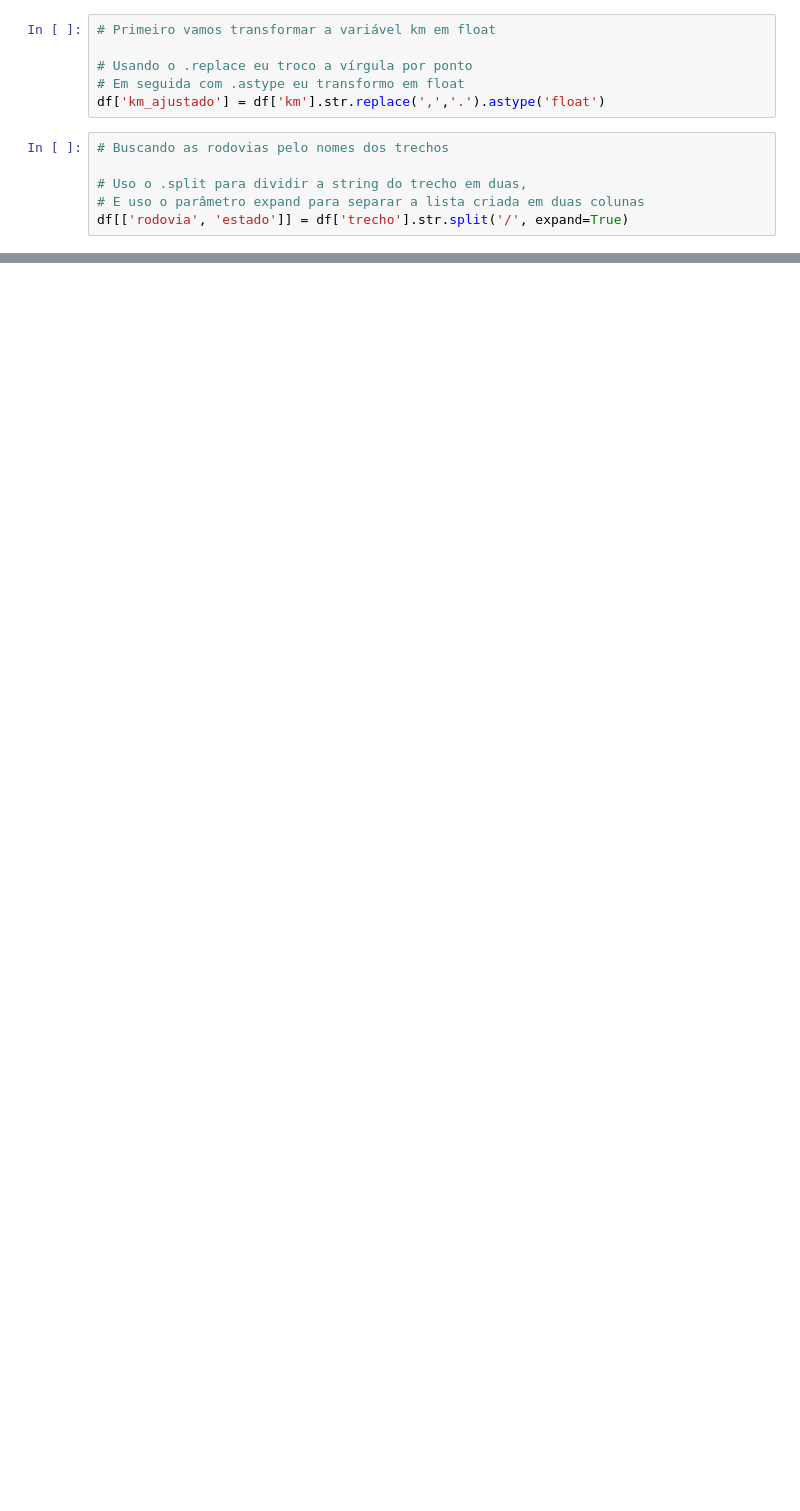
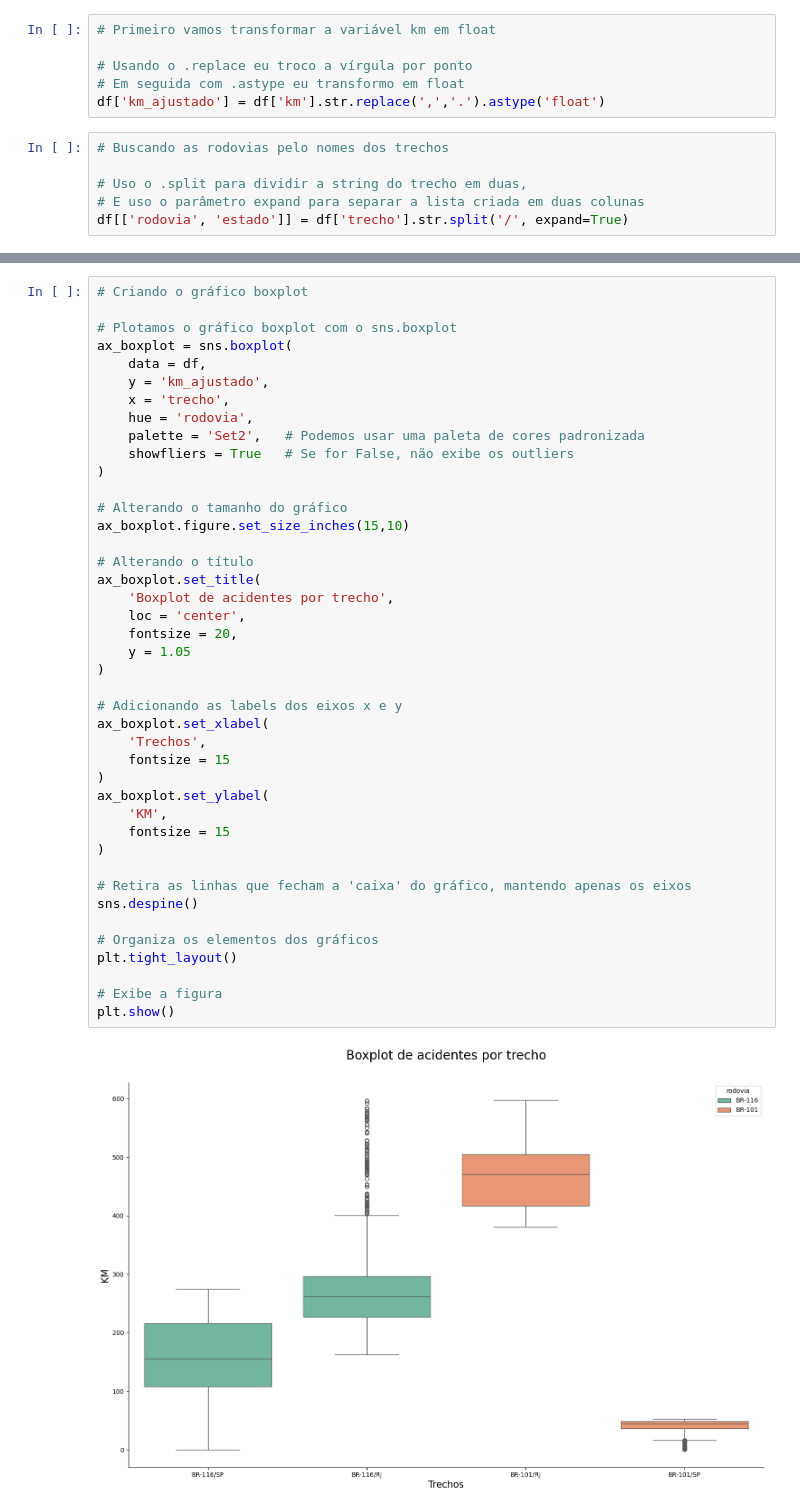
Before and after one commit to Bhertho/Analise_Acidentes_RioSP, a Jupyter notebook: Analise.ipynb, the cells around one changed output, grey strips where cells are left out. Drawn from its saved outputs; the diff is of its cells as text; blank space fills up the shorter version.

```diff
--- a/Analise.ipynb
+++ b/Analise.ipynb
@@ -576,0 +625,44 @@ Com os dois histogramas podemos ver a distribuição de acidentes por KMs. Na ro
+# %%
+# Criando o gráfico boxplot
+
+# Plotamos o gráfico boxplot com o sns.boxplot
+ax_boxplot = sns.boxplot(
+    data = df,
+    y = 'km_ajustado',
+    x = 'trecho',
+    hue = 'rodovia',
+    palette = 'Set2',   # Podemos usar uma paleta de cores padronizada
+    showfliers = True   # Se for False, não exibe os outliers
+)
+
+# Alterando o tamanho do gráfico
+ax_boxplot.figure.set_size_inches(15,10)
+
+# Alterando o título
+ax_boxplot.set_title(
+    'Boxplot de acidentes por trecho',
+    loc = 'center',
+    fontsize = 20,
+    y = 1.05
+)
+
+# Adicionando as labels dos eixos x e y
+ax_boxplot.set_xlabel(
+    'Trechos',
+    fontsize = 15
+)
+ax_boxplot.set_ylabel(
+    'KM',
+    fontsize = 15
+)
+
+# Retira as linhas que fecham a 'caixa' do gráfico, mantendo apenas os eixos
+sns.despine()
+
+# Organiza os elementos dos gráficos
+plt.tight_layout()
+
+# Exibe a figura
+plt.show()
+# %% [output]
+[figure, added]
```
Also changed, not shown: parts of 13 cells of this notebook.
